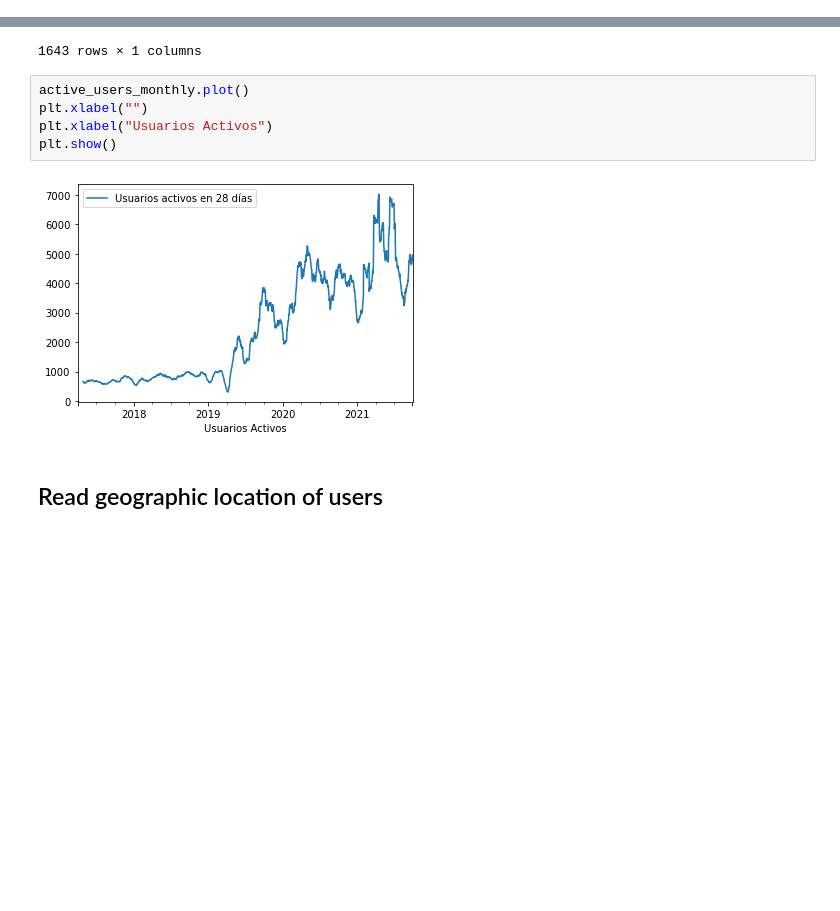
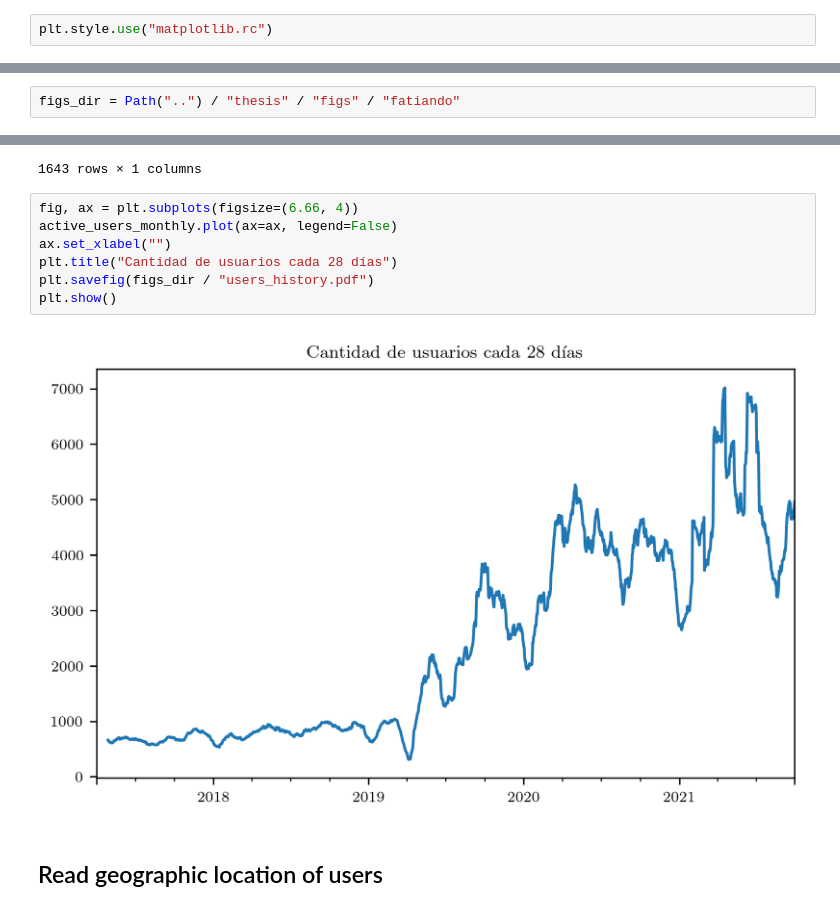
Before and after one commit to santisoler/phd-thesis, a Jupyter notebook: analytics/generate_figures.ipynb, the cells around one changed output, grey strips where cells are left out. Drawn from its saved outputs; the diff is of its cells as text; blank space fills up the shorter version.

```diff
--- a/analytics/generate_figures.ipynb
+++ b/analytics/generate_figures.ipynb
@@ -7 +11,3 @@ import matplotlib.pyplot as plt
+# %%
+plt.style.use("matplotlib.rc")
 # %% [markdown]
@@ -10,6 +16,8 @@ import matplotlib.pyplot as plt
 data_dir = Path("data")
 active_users_file = data_dir / "fatiando-active-users.xlsx"
 users_locations_file = data_dir / "fatiando-users-location.xlsx"
+# %%
+figs_dir = Path("..") / "thesis" / "figs" / "fatiando"
 # %% [markdown]
 ## Active users
 # %%
@@ -61,12 +70,14 @@ active_users_monthly
 | 2021-09-29 | 4954.0 |
 1643 rows × 1 columns
 # %%
-active_users_monthly.plot()
-plt.xlabel("")
-plt.xlabel("Usuarios Activos")
+fig, ax = plt.subplots(figsize=(6.66, 4))
+active_users_monthly.plot(ax=ax, legend=False)
+ax.set_xlabel("")
+plt.title("Cantidad de usuarios cada 28 días")
+plt.savefig(figs_dir / "users_history.pdf")
 plt.show()
 # %% [output]
-[figure, old version]
+[figure, new version]
 # %% [markdown]
 ## Read geographic location of users
 # %%
```
Also changed, not shown: parts of 11 cells of this notebook, 2 other files.
